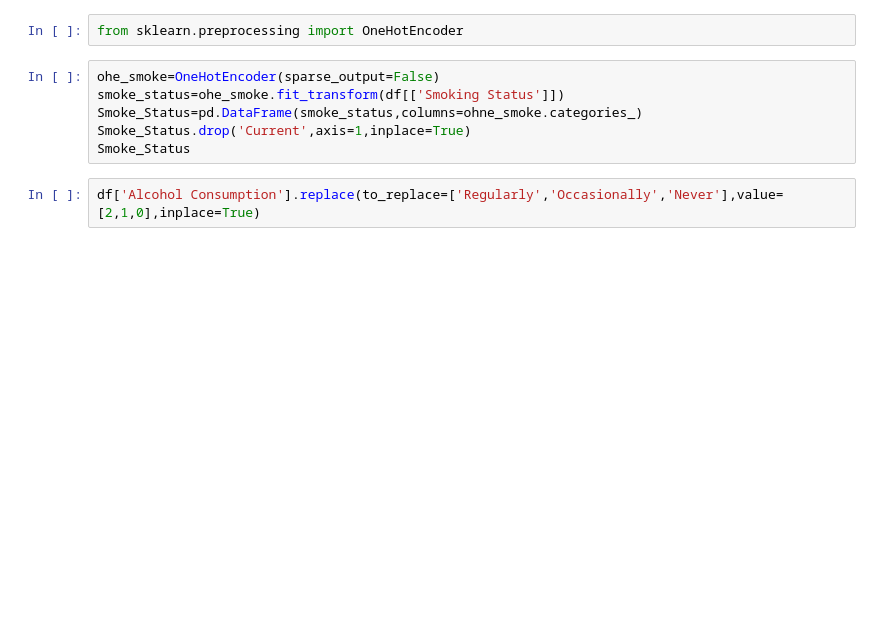
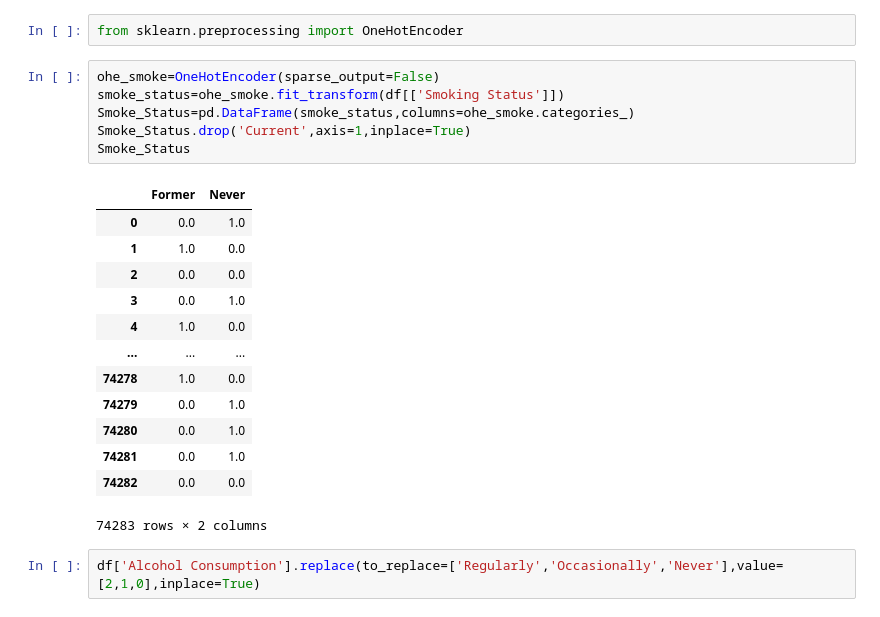
Before and after one commit to sarthak1869/Alzheimer-Diagnosis-Prediction-Using-Machine-Learning-Algorithm, a Jupyter notebook: Alzheimer_detection.ipynb, the cells around one changed output. Saved outputs shown, nothing was run; the diff lists cells and outputs as text; blank space fills up the shorter version.

```diff
--- a/Alzheimer_detection.ipynb
+++ b/Alzheimer_detection.ipynb
@@ -141,9 +173,23 @@ from sklearn.preprocessing import OneHotEncoder
 # %%
 ohe_smoke=OneHotEncoder(sparse_output=False)
 smoke_status=ohe_smoke.fit_transform(df[['Smoking Status']])
-Smoke_Status=pd.DataFrame(smoke_status,columns=ohne_smoke.categories_)
+Smoke_Status=pd.DataFrame(smoke_status,columns=ohe_smoke.categories_)
 Smoke_Status.drop('Current',axis=1,inplace=True)
 Smoke_Status
+# %% [output]
+|  | Former | Never |
+| 0 | 0.0 | 1.0 |
+| 1 | 1.0 | 0.0 |
+| 2 | 0.0 | 0.0 |
+| 3 | 0.0 | 1.0 |
+| 4 | 1.0 | 0.0 |
+| ... | ... | ... |
+| 74278 | 1.0 | 0.0 |
+| 74279 | 0.0 | 1.0 |
+| 74280 | 0.0 | 1.0 |
+| 74281 | 0.0 | 1.0 |
+| 74282 | 0.0 | 0.0 |
+74283 rows × 2 columns
 # %%
 df['Alcohol Consumption'].replace(to_replace=['Regularly','Occasionally','Never'],value=[2,1,0],inplace=True)
 # %% [output]
```
Also changed, not shown: parts of 26 cells of this notebook.
